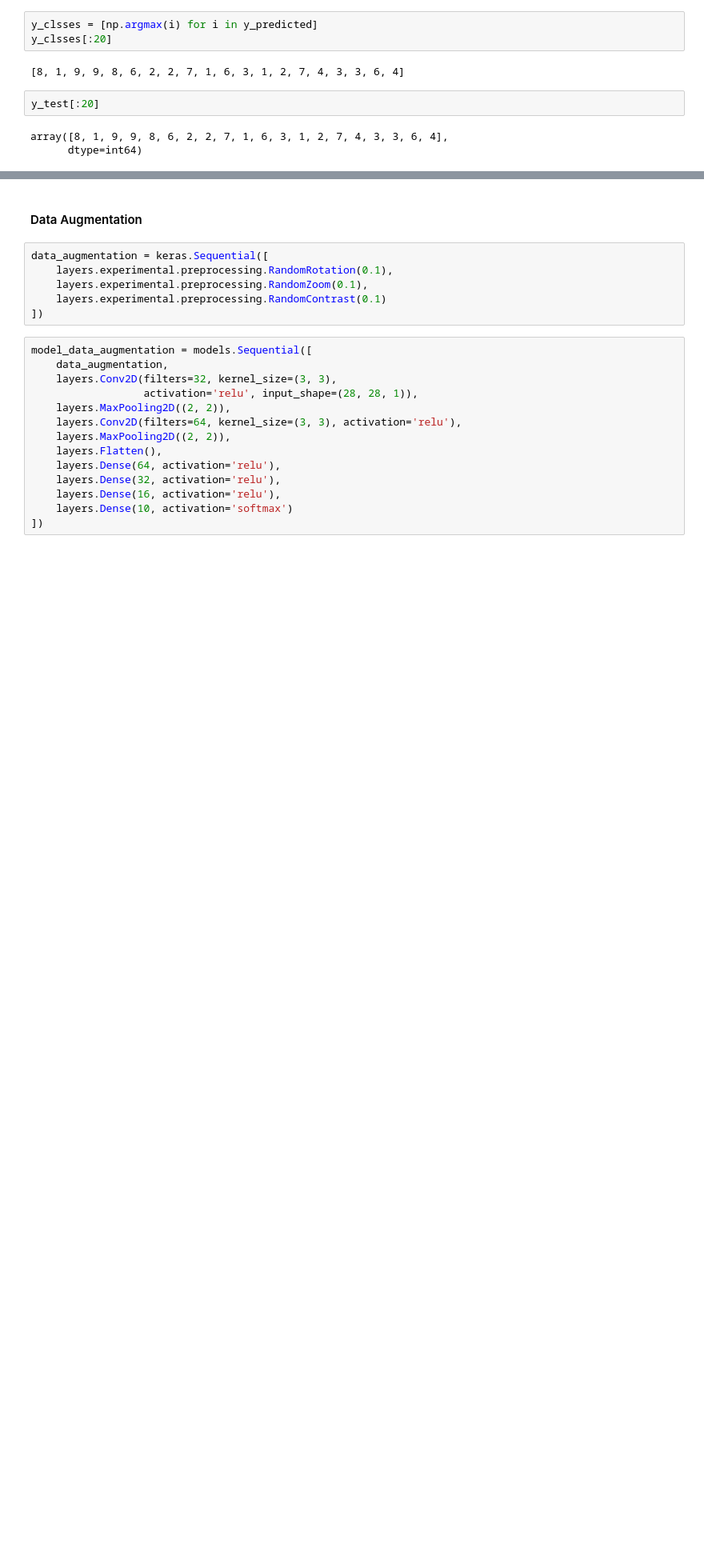
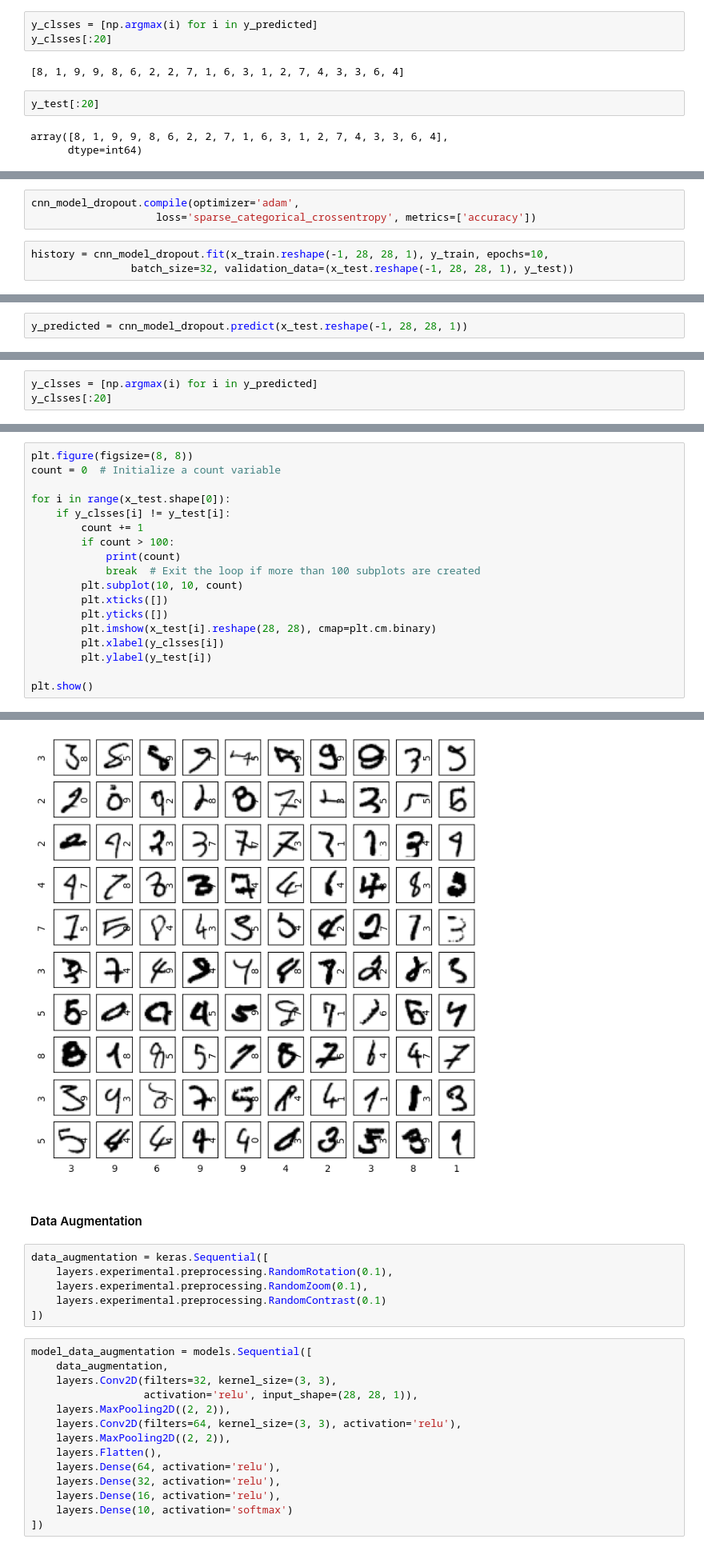
Before and after one commit to shivam6862/Digit-Recognizer, a Jupyter notebook: model/Digit-Recognizer.ipynb, the cells around one changed output, grey strips where cells are left out. Shown at 80% size. Drawn from its saved outputs; the diff is of its cells as text; blank space fills up the shorter version.

Commit message:
predictions

```diff
--- a/model/Digit-Recognizer.ipynb
+++ b/model/Digit-Recognizer.ipynb
@@ -421,0 +498,6 @@ Text(58.222222222222214, 0.5, 'Truth')
+# %%
+cnn_model_dropout.compile(optimizer='adam',
+                    loss='sparse_categorical_crossentropy', metrics=['accuracy'])
+# %%
+history = cnn_model_dropout.fit(x_train.reshape(-1, 28, 28, 1), y_train, epochs=10,
+                batch_size=32, validation_data=(x_test.reshape(-1, 28, 28, 1), y_test))
@@ -421,0 +539,2 @@ Text(58.222222222222214, 0.5, 'Truth')
+# %%
+y_predicted = cnn_model_dropout.predict(x_test.reshape(-1, 28, 28, 1))
@@ -421,0 +543,3 @@ Text(58.222222222222214, 0.5, 'Truth')
+# %%
+y_clsses = [np.argmax(i) for i in y_predicted]
+y_clsses[:20]
@@ -421,0 +553,19 @@ Text(58.222222222222214, 0.5, 'Truth')
+# %%
+plt.figure(figsize=(8, 8))
+count = 0  # Initialize a count variable
+
+for i in range(x_test.shape[0]):
+    if y_clsses[i] != y_test[i]:
+        count += 1
+        if count > 100:
+            print(count)
+            break  # Exit the loop if more than 100 subplots are created
+        plt.subplot(10, 10, count)
+        plt.xticks([])
+        plt.yticks([])
+        plt.imshow(x_test[i].reshape(28, 28), cmap=plt.cm.binary)
+        plt.xlabel(y_clsses[i])
+        plt.ylabel(y_test[i])
+
+plt.show()
+# %% [output]
@@ -422,3 +573,4 @@ Text(58.222222222222214, 0.5, 'Truth')
+[figure, added]
 # %% [markdown]
 #### Data Augmentation
 # %%
```
Also changed, not shown: parts of 38 cells of this notebook.
